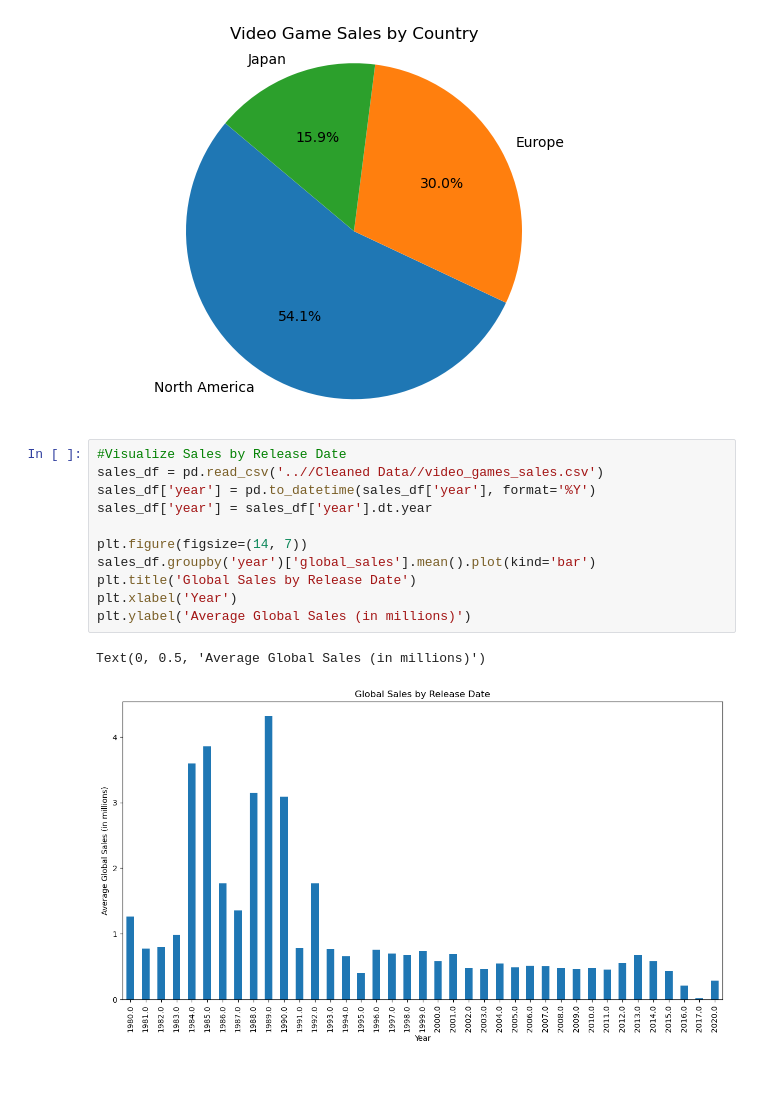
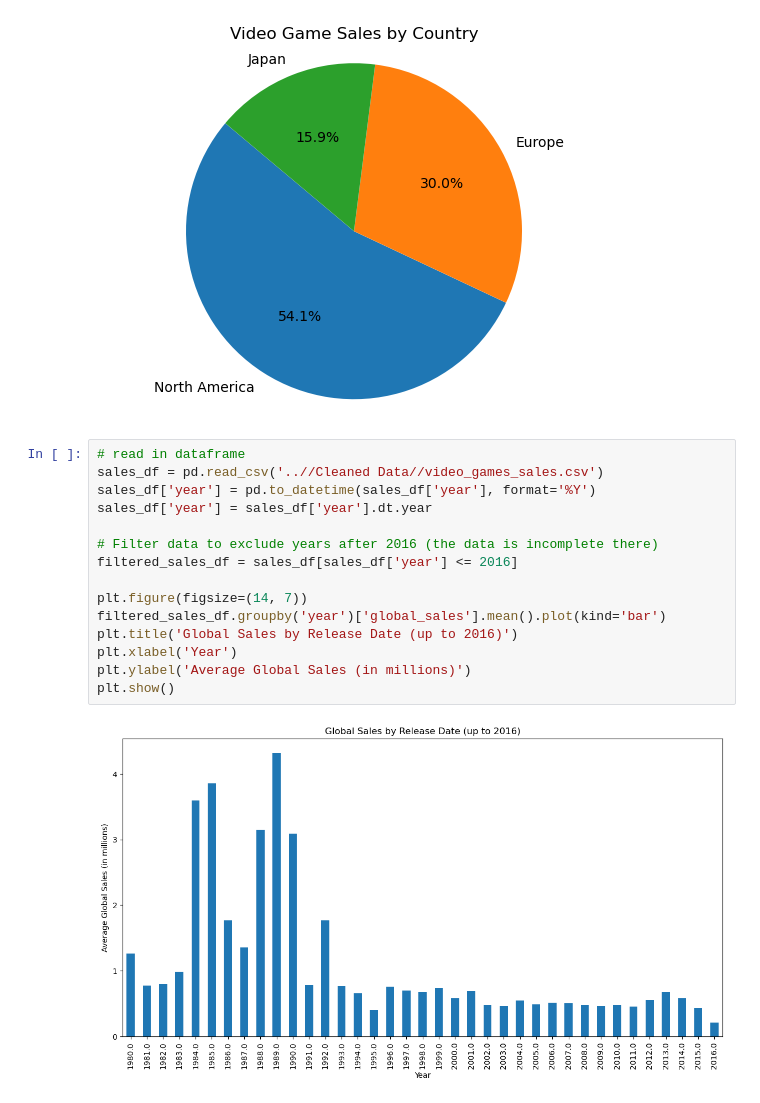
Before and after one commit to knohavec/Project-1-, a Jupyter notebook: Data Exploration Jupiter Notebooks/video_game_sales.ipynb, the cells around one changed output. Saved outputs shown, nothing was run; the diff lists cells and outputs as text; blank space fills up the shorter version.

Commit message:
moved cells next to relavent ones, added .corr for a few graphs, cleaned up graphs that had incorrect info

```diff
--- a/Data Exploration Jupiter Notebooks/video_game_sales.ipynb
+++ b/Data Exploration Jupiter Notebooks/video_game_sales.ipynb
@@ -354,16 +385,19 @@ plot_pie(video_game_by_country, labels, sizes, title='Video Game Sales by Countr
 # %% [output]
 [figure]
 # %%
-#Visualize Sales by Release Date
+# read in dataframe
 sales_df = pd.read_csv('..//Cleaned Data//video_games_sales.csv')
 sales_df['year'] = pd.to_datetime(sales_df['year'], format='%Y')
 sales_df['year'] = sales_df['year'].dt.year
 
+# Filter data to exclude years after 2016 (the data is incomplete there)
+filtered_sales_df = sales_df[sales_df['year'] <= 2016]
+
 plt.figure(figsize=(14, 7))
-sales_df.groupby('year')['global_sales'].mean().plot(kind='bar')
-plt.title('Global Sales by Release Date')
+filtered_sales_df.groupby('year')['global_sales'].mean().plot(kind='bar')
+plt.title('Global Sales by Release Date (up to 2016)')
 plt.xlabel('Year')
 plt.ylabel('Average Global Sales (in millions)')
+plt.show()
 # %% [output]
-Text(0, 0.5, 'Average Global Sales (in millions)')
-[figure, old version]
+[figure, new version]
```
Also changed, not shown: parts of 8 cells of this notebook.
